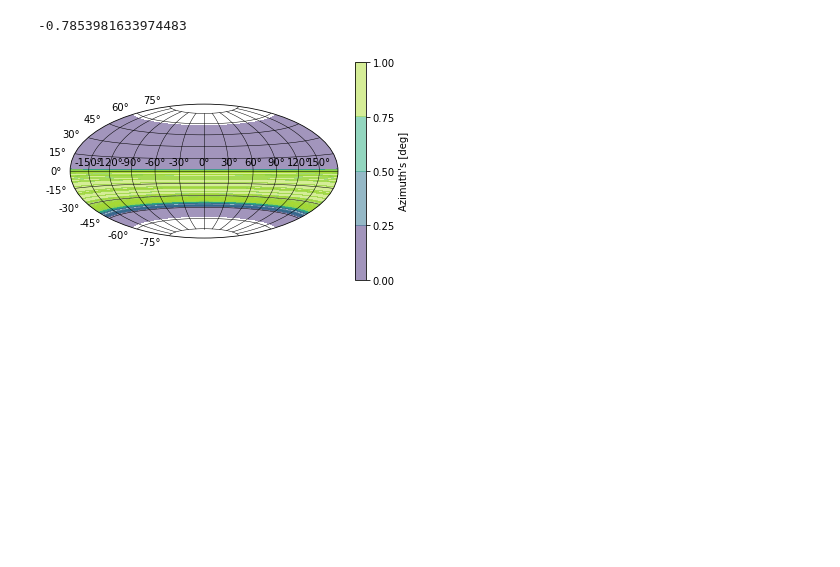
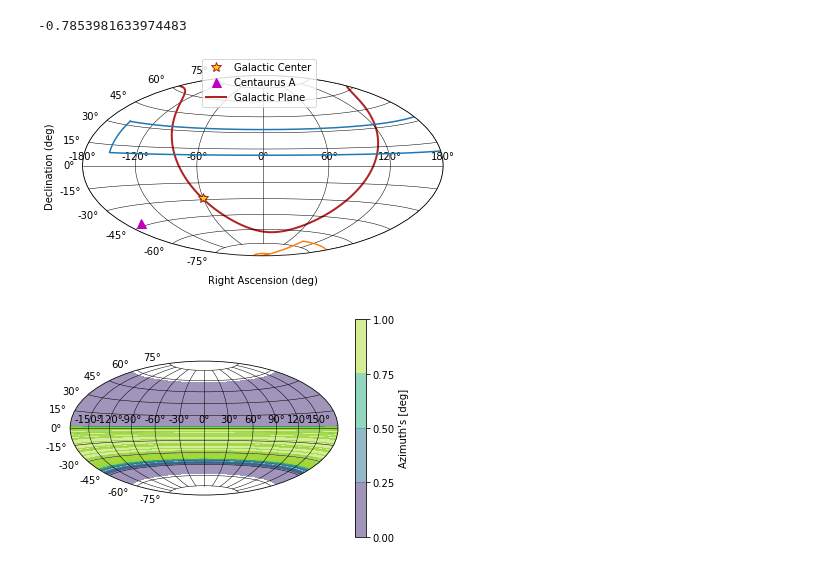
Before and after one commit to toej93/ARA_analysis, a Jupyter notebook: CenA_sourceSearch/Angle_distribution.ipynb, the cells around one changed output. Cells and saved outputs as stored; diff of their text form; code cells hidden in the pictures; blank space fills up the shorter version.

```diff
--- a/CenA_sourceSearch/Angle_distribution.ipynb
+++ b/CenA_sourceSearch/Angle_distribution.ipynb
@@ -175,36 +175,38 @@ ax.grid(color='k', linestyle='solid', linewidth=0.5)
 r = 90
 #theta = np.arange(0,2*np.pi,0.1)
 x = np.array([-np.pi,np.pi,np.pi,-np.pi,-np.pi])
 y = np.array([0.05,0.05,-0.36,-0.36,0.05])
 y2 = np.array([0.05,0.05,-0.52,-0.52,0.05])
 y3 = np.array([-0.52,-0.52,-0.64,-0.64,-0.52])
 #ax.plot(x,y)
 
 # plt.fill(x,y2,label='60 m depth', facecolor='#8b9dc3',alpha=1)
 # plt.fill(x,y3,label='Added reach at 100 m depth',alpha=1,facecolor='#3b5998')
 plt.scatter(ra_rad,dec_rad)
 plt.plot(ra_rad, dec_rad, '*',color='gold',markersize=11,mec='firebrick',label='Galactic Center')
 ax.plot(cena_ra, cena_dec,'^',markersize=9,color='m',label='Centaurus A')
 plt.plot(gal_ra.radian[0:2970], -gal_dec.radian[0:2970],color='firebrick',linewidth=2,label='Galactic Plane',zorder=1)
 plt.plot(gal_ra.radian[2980:], -gal_dec.radian[2980:],color='firebrick',linewidth=2,zorder=2)
 #ax.plot(x+np.pi/6,y+np.pi/6)
 #ax.plot(x-np.pi/2,y-np.pi/2);
 # plt.plot([-np.pi, np.pi], [-0.36, -0.36], '--',color='lightgreen', alpha=0.7)#15 m depth
-plt.contourf(Y,X,Z,50, alpha=0.8)
-plt.colorbar().set_label('Fraction of ARA\'s ideal FOV');
+# plt.contourf(Y,X,Z,50, alpha=0.8)
+# plt.colorbar().set_label('Fraction of ARA\'s ideal FOV');
 legend = ax.legend(loc='upper right')
 legend.get_frame().set_facecolor('#ffe4c4')
 plt.legend( bbox_to_anchor=(.66,.8))
 ax.set_ylabel('Declination (deg)') #give it a title
 ax.set_xlabel('Right Ascension (deg)',labelpad=20) #give it a title
 ax.axes.get_xaxis().set_ticks([-np.pi/3, -2*np.pi/3, -np.pi,0,np.pi/3, 2*np.pi/3, np.pi])
 # plt.annotate('15 m depth',xy=(np.pi, -0.36), xycoords='data',xytext=(.87, .3), textcoords='figure fraction',arrowprops=dict(arrowstyle="->", color='royalblue'),horizontalalignment='right', verticalalignment='top')
 #ax.annotate('annotate', xy=(3, 0), xytext=(11, 4))
 #plt.gca().set_aspect('0.8', adjustable='box')
 plt.tight_layout()
-plt.savefig("SkyMap_CenA.png",dpi=300)
+# plt.savefig("SkyMap_CenA.png",dpi=300)
 # ax.show()
 # plt.scatter(0,-0.85)
+# %% [output]
+[figure, added]
 # %%
 plt.figure()
 ax = plt.subplot(111, projection = 'hammer')
```
Also changed, not shown: 14 other files.
